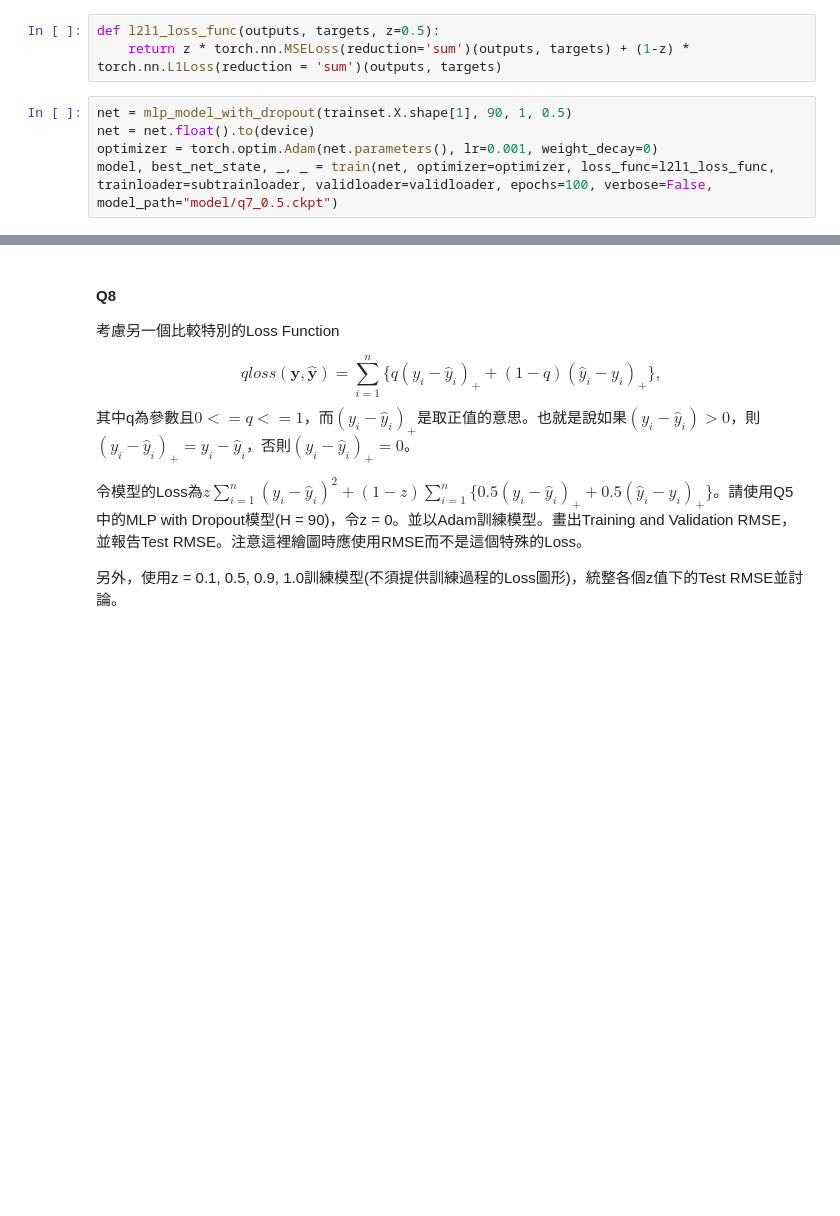
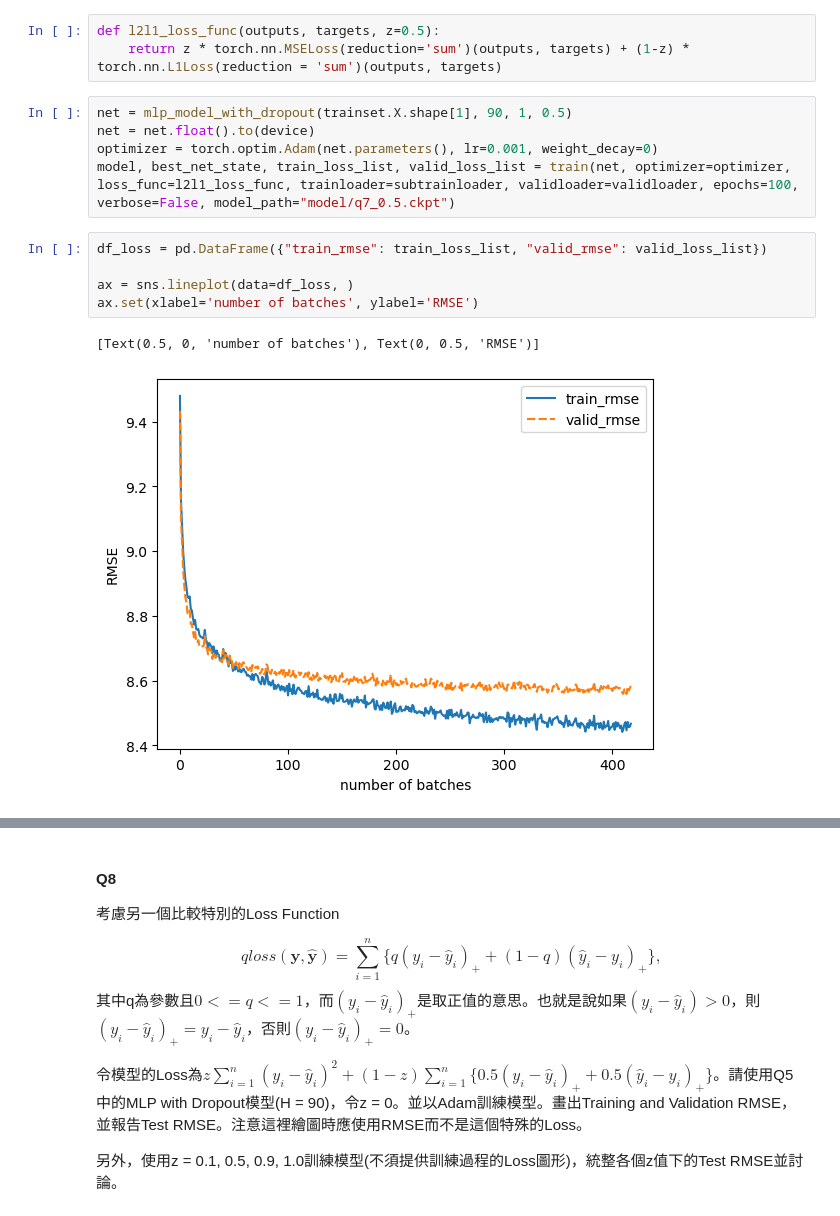
Before and after one commit to gary1030/IM5056-Statistical-and-Deep-Learning, a Jupyter notebook: HW4/b08705012_HW4.ipynb, the cells around one changed output, grey strips where cells are left out. Saved outputs shown, nothing was run; the diff lists cells and outputs as text; blank space fills up the shorter version.

Commit message:
Complete all model
Co-Authored-By: gary1030 <58674356+gary1030@users.noreply.github.com>

```diff
--- a/HW4/b08705012_HW4.ipynb
+++ b/HW4/b08705012_HW4.ipynb
@@ -507,7 +531,15 @@ def l2l1_loss_func(outputs, targets, z=0.5):
 net = mlp_model_with_dropout(trainset.X.shape[1], 90, 1, 0.5)
 net = net.float().to(device)
 optimizer = torch.optim.Adam(net.parameters(), lr=0.001, weight_decay=0)
-model, best_net_state, _, _ = train(net, optimizer=optimizer, loss_func=l2l1_loss_func, trainloader=subtrainloader, validloader=validloader, epochs=100, verbose=False, model_path="model/q7_0.5.ckpt")
+model, best_net_state, train_loss_list, valid_loss_list = train(net, optimizer=optimizer, loss_func=l2l1_loss_func, trainloader=subtrainloader, validloader=validloader, epochs=100, verbose=False, model_path="model/q7_0.5.ckpt")
+# %%
+df_loss = pd.DataFrame({"train_rmse": train_loss_list, "valid_rmse": valid_loss_list})
+
+ax = sns.lineplot(data=df_loss, )
+ax.set(xlabel='number of batches', ylabel='RMSE')
+# %% [output]
+[Text(0.5, 0, 'number of batches'), Text(0, 0.5, 'RMSE')]
+[figure, added]
 # %%
 model = torch.load("model/q7_0.5.ckpt")
 test(model, testloader)
```
Also changed, not shown: parts of 22 cells of this notebook, 14 other files.
